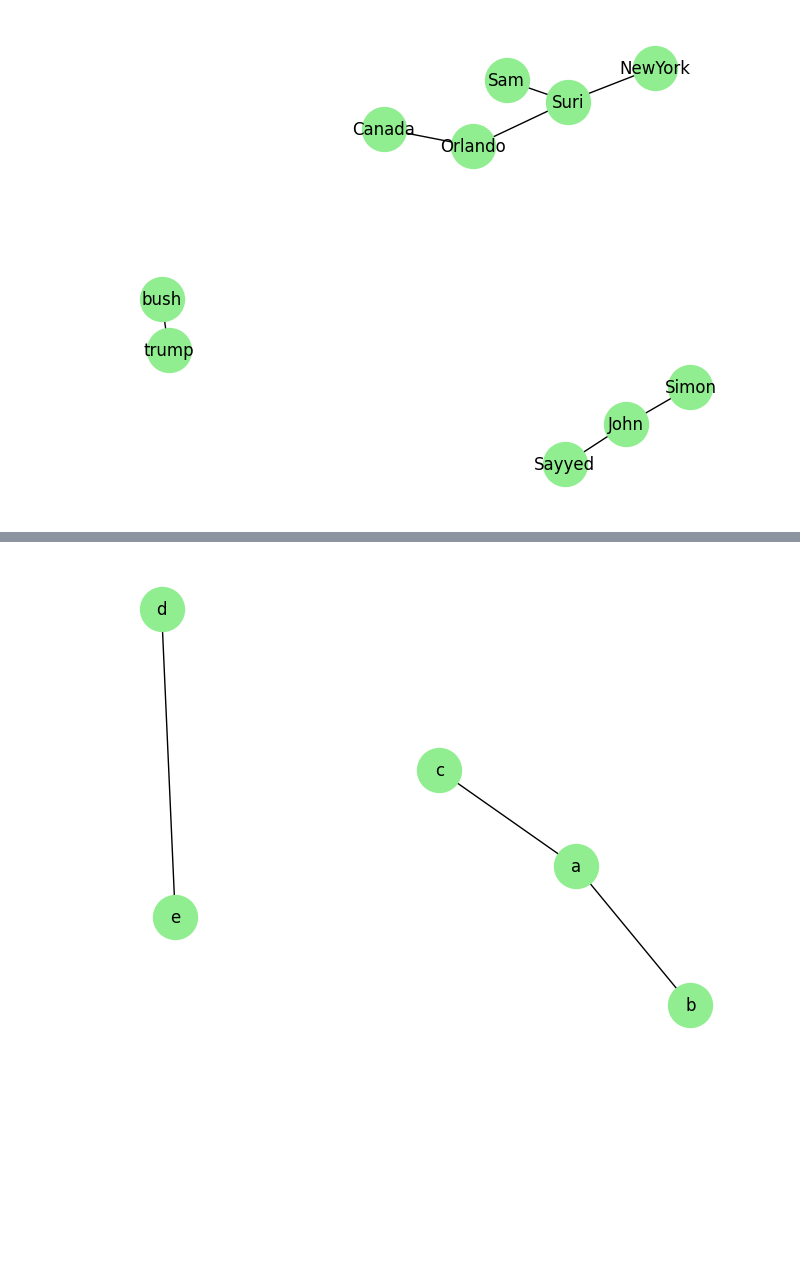
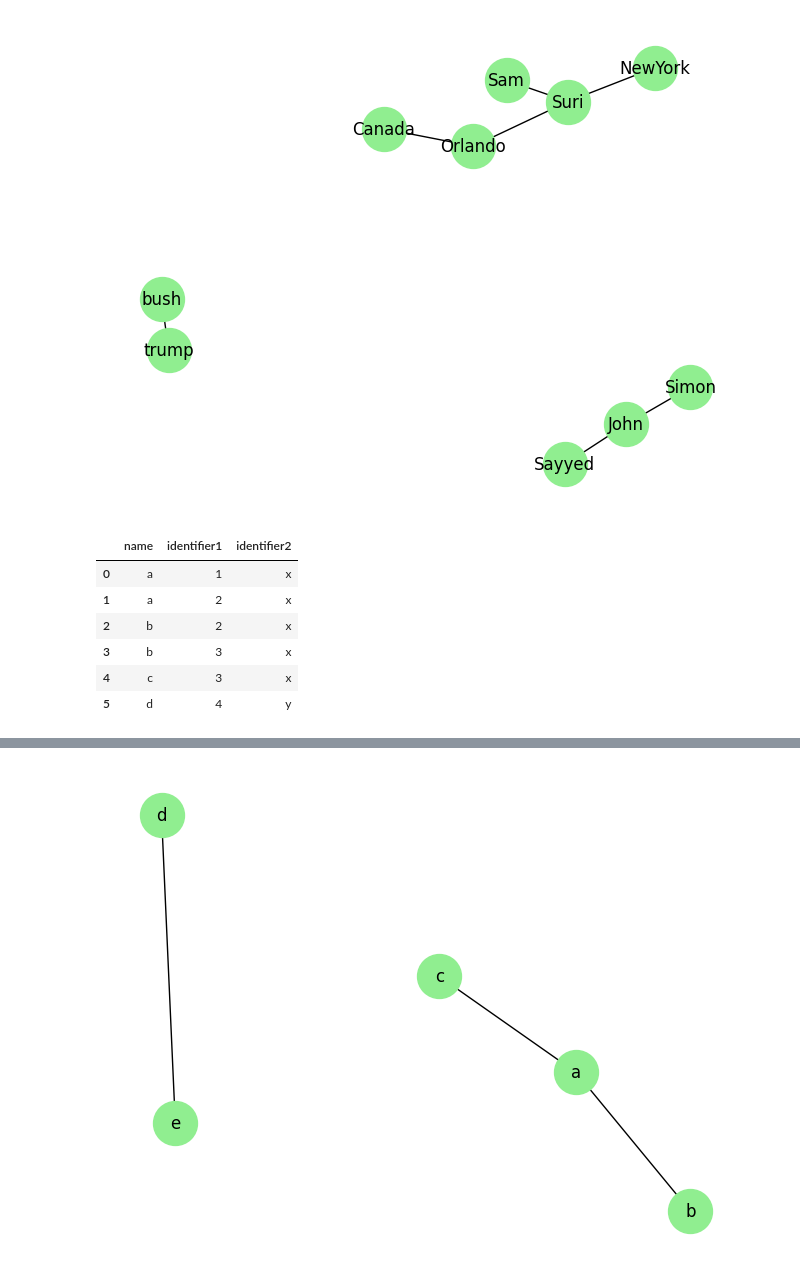
Before and after one commit to fuatio/entity_resolution_project, a Jupyter notebook: test.ipynb, the cells around one changed output, grey strips where cells are left out. Drawn from its saved outputs; the diff is of its cells as text; code cells hidden in the pictures; blank space fills up the shorter version.

```diff
--- a/test.ipynb
+++ b/test.ipynb
@@ -60,3 +61,17 @@ d = {
     "E": ["and", "other"],
     "F": ["loner"],
 }
+# %%
+df = pd.DataFrame({'name' : ['a', 'a', 'b', 'b', 'c', 'd'],
+                   'identifier1' : [1, 2, 2, 3, 3, 4],
+                   'identifier2' : ['x', 'x', 'x', 'x', 'x', 'y']})
+
+df
+# %% [output]
+|  | name | identifier1 | identifier2 |
+| 0 | a | 1 | x |
+| 1 | a | 2 | x |
+| 2 | b | 2 | x |
+| 3 | b | 3 | x |
+| 4 | c | 3 | x |
+| 5 | d | 4 | y |
```
Also changed, not shown: parts of 41 cells of this notebook.
